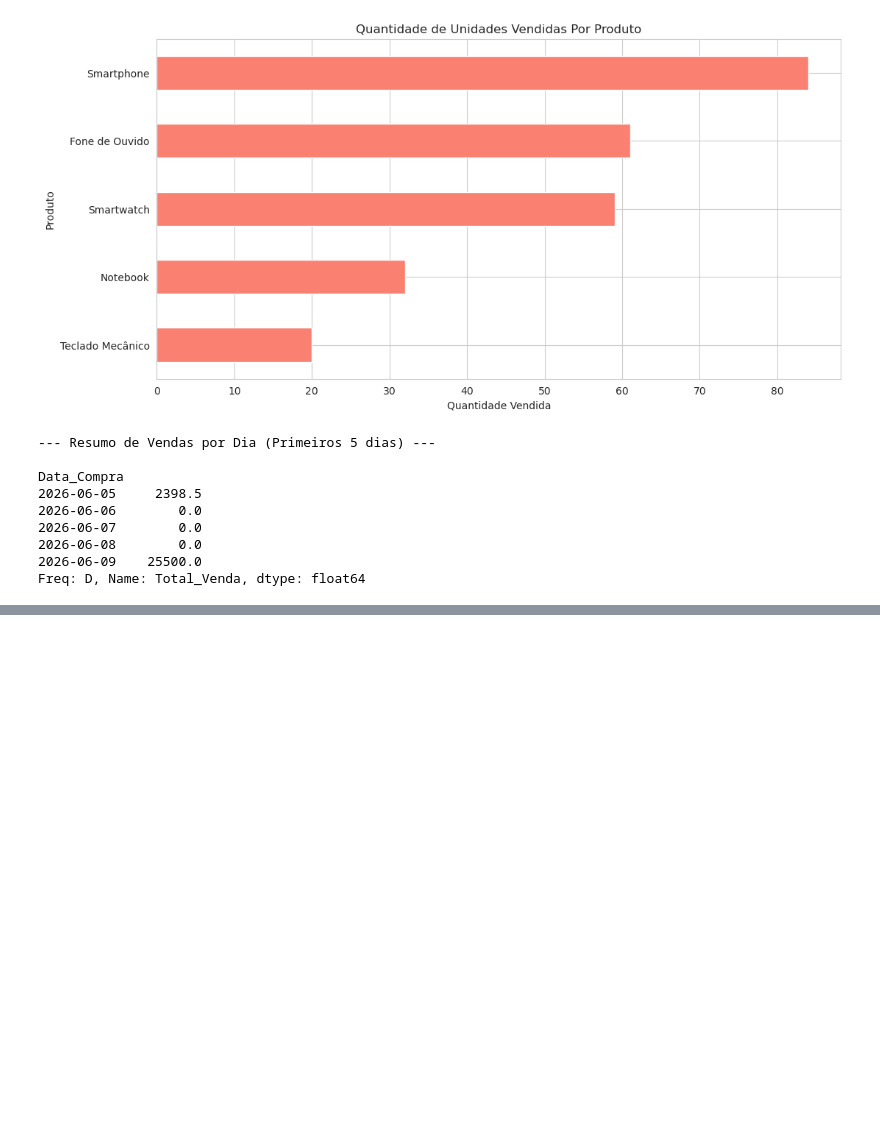
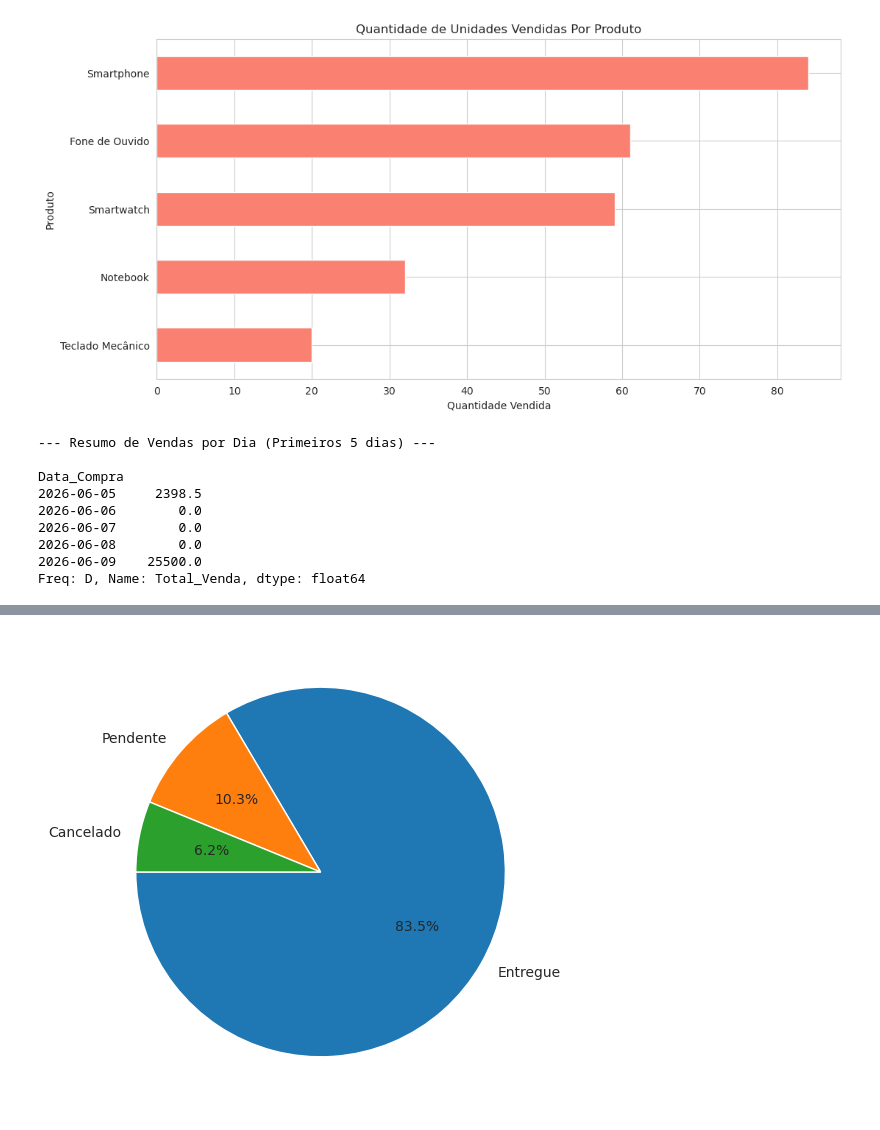
Before and after one commit to CleidsonGoes/Engenharia_de_Atributos_e_Analise_Exploratoria_de_Dados_de_Vendas, a Jupyter notebook: index.ipynb, the cells around one changed output, grey strips where cells are left out. Drawn from its saved outputs; the diff is of its cells as text; code cells hidden in the pictures; blank space fills up the shorter version.

```diff
--- a/index.ipynb
+++ b/index.ipynb
@@ -398,0 +410,15 @@ Freq: D, Name: Total_Venda, dtype: float64
+# %%
+# Gráfico: Distribuição do Status de Entrega
+
+status_counts = dataset_limpo['Status_Entrega'].value_counts()
+
+plt.pie(
+    status_counts,                 # Valores numéricos para cada fatia (quantidade de cada status)
+    labels = status_counts.index,  # Rótulos de cada fatia (labels dos status)
+    autopct = '%1.1f%%',           # Mostra o percentual em cada fatia com 1 casa decimal
+    startangle = 180
+)
+
+plt.show()
+# %% [output]
+[figure, added]
```
Also changed, not shown: parts of 1 cell of this notebook.
